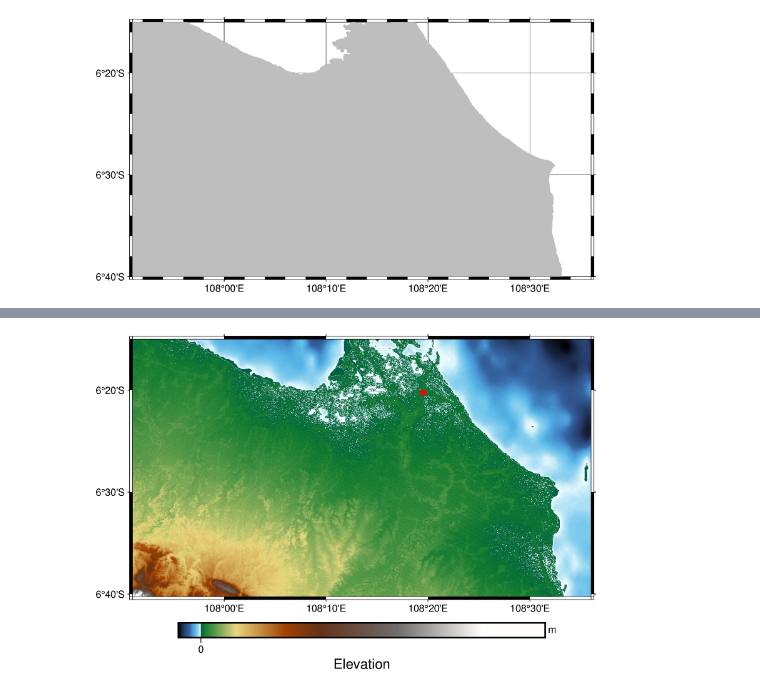
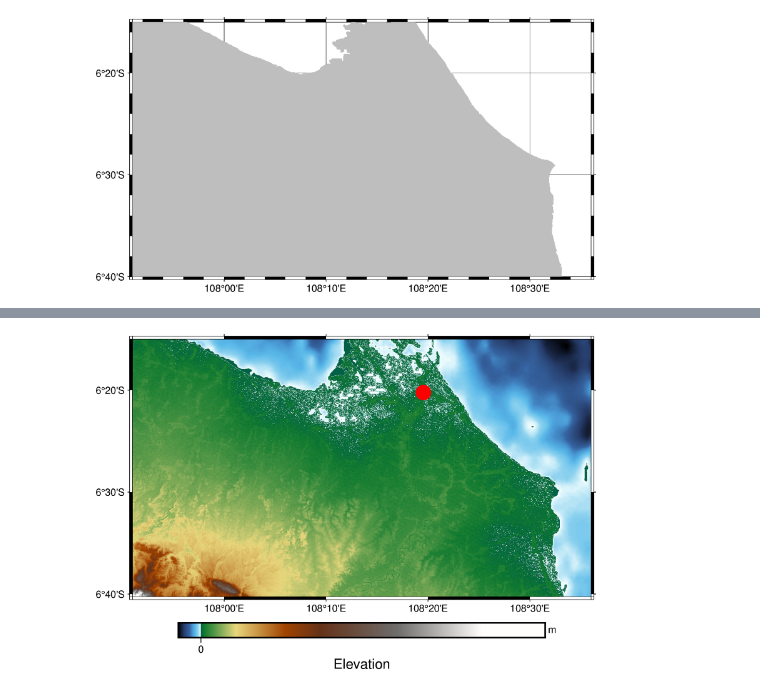
Before and after one commit to sandyherho/time_series_learning, a Jupyter notebook: deepCO2/map.ipynb, the cells around one changed output, grey strips where cells are left out. Drawn from its saved outputs; the diff is of its cells as text; code cells hidden in the pictures.

```diff
--- a/deepCO2/map.ipynb
+++ b/deepCO2/map.ipynb
@@ -1,6 +1,8 @@
 # %%
 import pygmt
 import matplotlib.pyplot as plt
+plt.rcParams['figure.dpi'] = 800
+plt.rcParams['savefig.dpi'] = 800
 plt.style.use("ggplot")
 # %%
 fig = pygmt.Figure()
@@ -23,9 +22,9 @@ grdblend [NOTICE]:   -> Download 1x1 degree grid tile (earth_relief_01s_g): S07E
 # %%
 # plot map
 fig = pygmt.Figure()
 fig.grdimage(grid=gridIndr, projection="M15c", frame="a", cmap="geo")
-fig.plot(x=108.3258, y=-6.3373, style="c0.2c", color="red")
+fig.plot(x=108.3258, y=-6.3373, style="c0.5c",fill="red")
 fig.colorbar(frame=["a2000", "x+lElevation", "y+lm"])
 fig.show()
 # %% [output]
-[figure, old version]
+[figure, new version]
```
Also changed, not shown: parts of 1 cell of this notebook, 5 other files.
